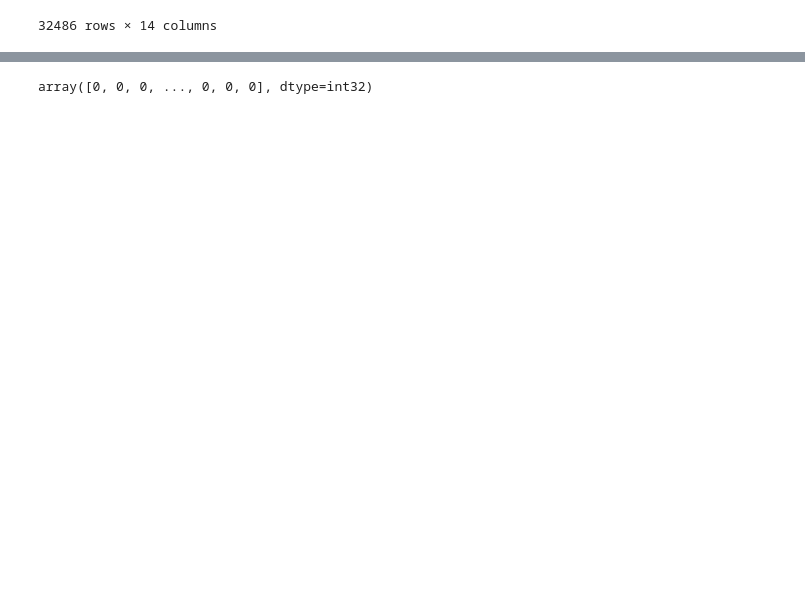
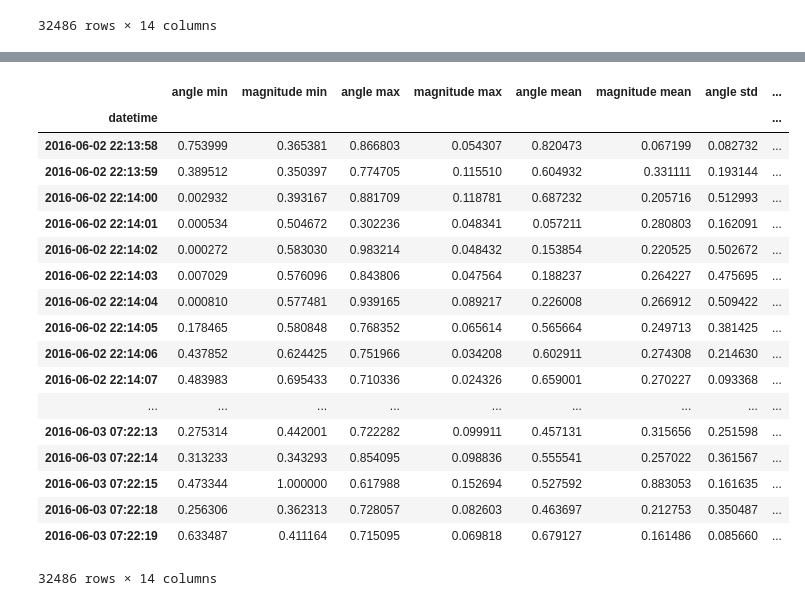
Before and after one commit to horken7/circadian-rhytm, a Jupyter notebook: classify.ipynb, the cells around one changed output, grey strips where cells are left out. Cells and saved outputs as stored; diff of their text form; code cells hidden in the pictures; blank space fills up the shorter version.

```diff
--- a/classify.ipynb
+++ b/classify.ipynb
@@ -114,9 +138,29 @@ features = normalised_features
 # %%
 # cluster and label data using K-means into n clusters
-label = KMeans(n_clusters=5, random_state=10).fit_predict(features)
-label
+# label = KMeans(n_clusters=5, random_state=10).fit_predict(features)
+# label
+
+features
 # %% [output]
+|  | angle min | magnitude min | angle max | magnitude max | angle mean | magnitude mean | angle std | ... |
+| datetime |  |  |  |  |  |  |  | ... |
+| 2016-06-02 22:13:58 | 0.753999 | 0.365381 | 0.866803 | 0.054307 | 0.820473 | 0.067199 | 0.082732 | ... |
+| 2016-06-02 22:13:59 | 0.389512 | 0.350397 | 0.774705 | 0.115510 | 0.604932 | 0.331111 | 0.193144 | ... |
+| 2016-06-02 22:14:00 | 0.002932 | 0.393167 | 0.881709 | 0.118781 | 0.687232 | 0.205716 | 0.512993 | ... |
+| 2016-06-02 22:14:01 | 0.000534 | 0.504672 | 0.302236 | 0.048341 | 0.057211 | 0.280803 | 0.162091 | ... |
+| 2016-06-02 22:14:02 | 0.000272 | 0.583030 | 0.983214 | 0.048432 | 0.153854 | 0.220525 | 0.502672 | ... |
+| 2016-06-02 22:14:03 | 0.007029 | 0.576096 | 0.843806 | 0.047564 | 0.188237 | 0.264227 | 0.475695 | ... |
+| 2016-06-02 22:14:04 | 0.000810 | 0.577481 | 0.939165 | 0.089217 | 0.226008 | 0.266912 | 0.509422 | ... |
+| 2016-06-02 22:14:05 | 0.178465 | 0.580848 | 0.768352 | 0.065614 | 0.565664 | 0.249713 | 0.381425 | ... |
+| 2016-06-02 22:14:06 | 0.437852 | 0.624425 | 0.751966 | 0.034208 | 0.602911 | 0.274308 | 0.214630 | ... |
+| 2016-06-02 22:14:07 | 0.483983 | 0.695433 | 0.710336 | 0.024326 | 0.659001 | 0.270227 | 0.093368 | ... |
+| ... | ... | ... | ... | ... | ... | ... | ... | ... |
+| 2016-06-03 07:22:13 | 0.275314 | 0.442001 | 0.722282 | 0.099911 | 0.457131 | 0.315656 | 0.251598 | ... |
+| 2016-06-03 07:22:14 | 0.313233 | 0.343293 | 0.854095 | 0.098836 | 0.555541 | 0.257022 | 0.361567 | ... |
+| 2016-06-03 07:22:15 | 0.473344 | 1.000000 | 0.617988 | 0.152694 | 0.527592 | 0.883053 | 0.161635 | ... |
+| 2016-06-03 07:22:18 | 0.256306 | 0.362313 | 0.728057 | 0.082603 | 0.463697 | 0.212753 | 0.350487 | ... |
+| 2016-06-03 07:22:19 | 0.633487 | 0.411164 | 0.715095 | 0.069818 | 0.679127 | 0.161486 | 0.085660 | ... |
-array([0, 0, 0, ..., 0, 0, 0], dtype=int32)
+32486 rows × 14 columns
 # %%
 # make PCA (dimensionality reduction) to 3D and plot
 
```
Also changed, not shown: parts of 5 cells of this notebook, 1 other file.
